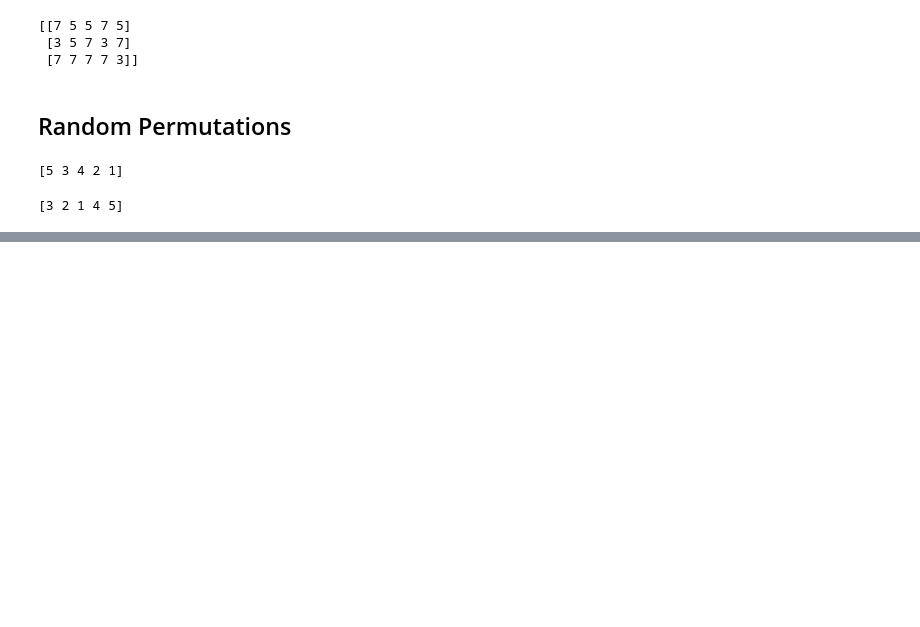
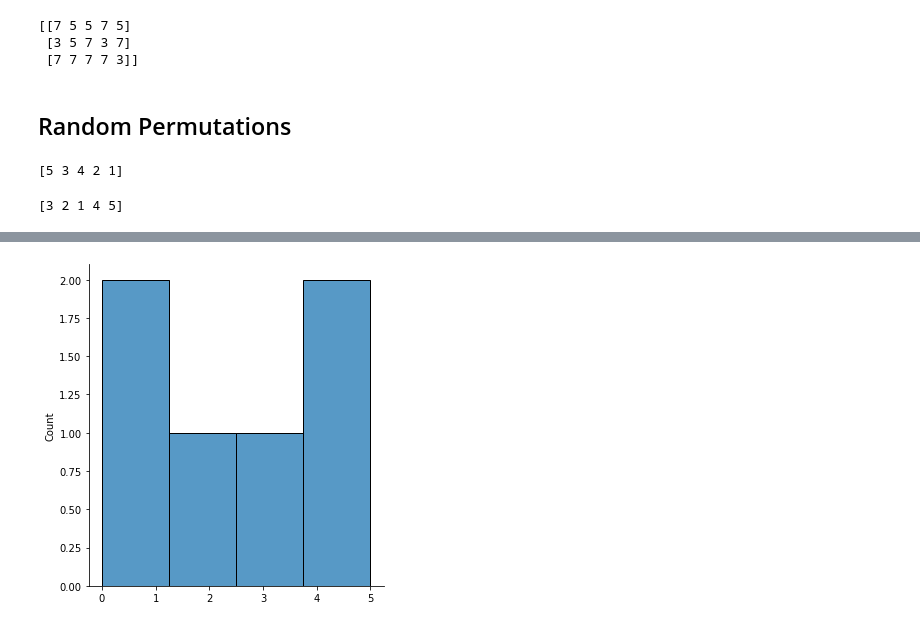
Before and after one commit to mausamadh/pythonprograms, a Jupyter notebook: learn_numpy/numpy_basics.ipynb, the cells around one changed output, grey strips where cells are left out. Drawn from its saved outputs; the diff is of its cells as text; code cells hidden in the pictures; blank space fills up the shorter version.

```diff
--- a/learn_numpy/numpy_basics.ipynb
+++ b/learn_numpy/numpy_basics.ipynb
@@ -759,0 +783,6 @@ print(random.permutation(arr))
+# %%
+sns.displot([0, 1, 2, 3, 4, 5])
+
+plt.show()
+# %% [output]
+[figure, added]
```
Also changed, not shown: parts of 5 cells of this notebook.
